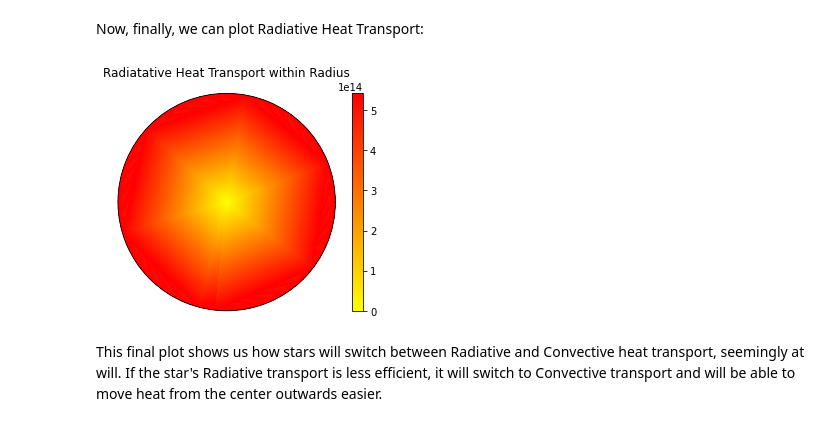
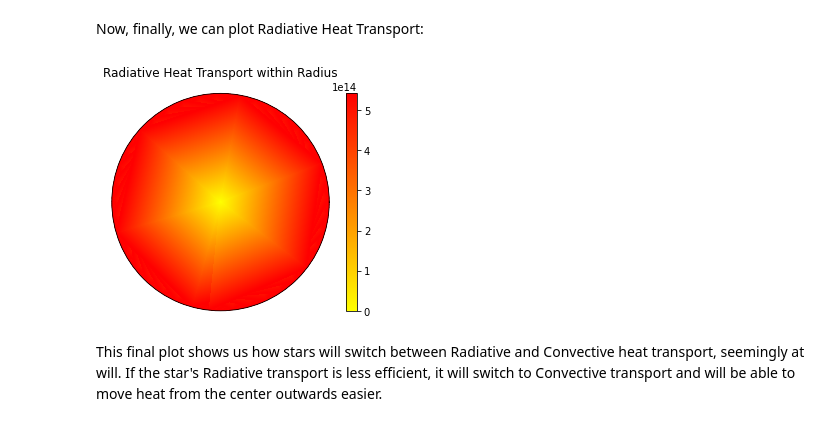
Before and after one commit to jercash/build_a_star_overcashFINAL, a Jupyter notebook: build_a_star_workshop_overcash.ipynb, the cells around one changed output. Drawn from its saved outputs; the diff is of its cells as text; code cells hidden in the pictures.

```diff
--- a/build_a_star_workshop_overcash.ipynb
+++ b/build_a_star_workshop_overcash.ipynb
@@ -210,24 +210,24 @@ Now, finally, we can plot Radiative Heat Transport:
 # %%
 fig = plt.figure()
 
 #x = np.linspace(0,R,1000)
 #j = mass(x)
 trad_con = np.linspace(Trad(1),Trad(R),360)
 rad = np.linspace(0, 2*pi, 360)
 y = np.linspace(0,R,1000)
 theta,r = np.meshgrid(rad,y)
 z = np.tile(trad_con,(len(y),1))
 
 plt.subplot(projection="polar")
 plt.pcolormesh(r,theta,z,cmap='autumn_r')
 plt.grid()
 plt.xticks([])
 plt.yticks([])
 plt.colorbar()
-plt.title("Radiatative Heat Transport within Radius")
+plt.title("Radiative Heat Transport within Radius")
 plt.show()
 # %% [output]
-[figure, old version]
+[figure, new version]
 # %% [markdown]
 This final plot shows us how stars will switch between Radiative and Convective heat transport, seemingly at will. If the star's Radiative transport is less efficient, it will switch to Convective transport and will be able to move heat from the center outwards easier.
 # %% [markdown]
```
